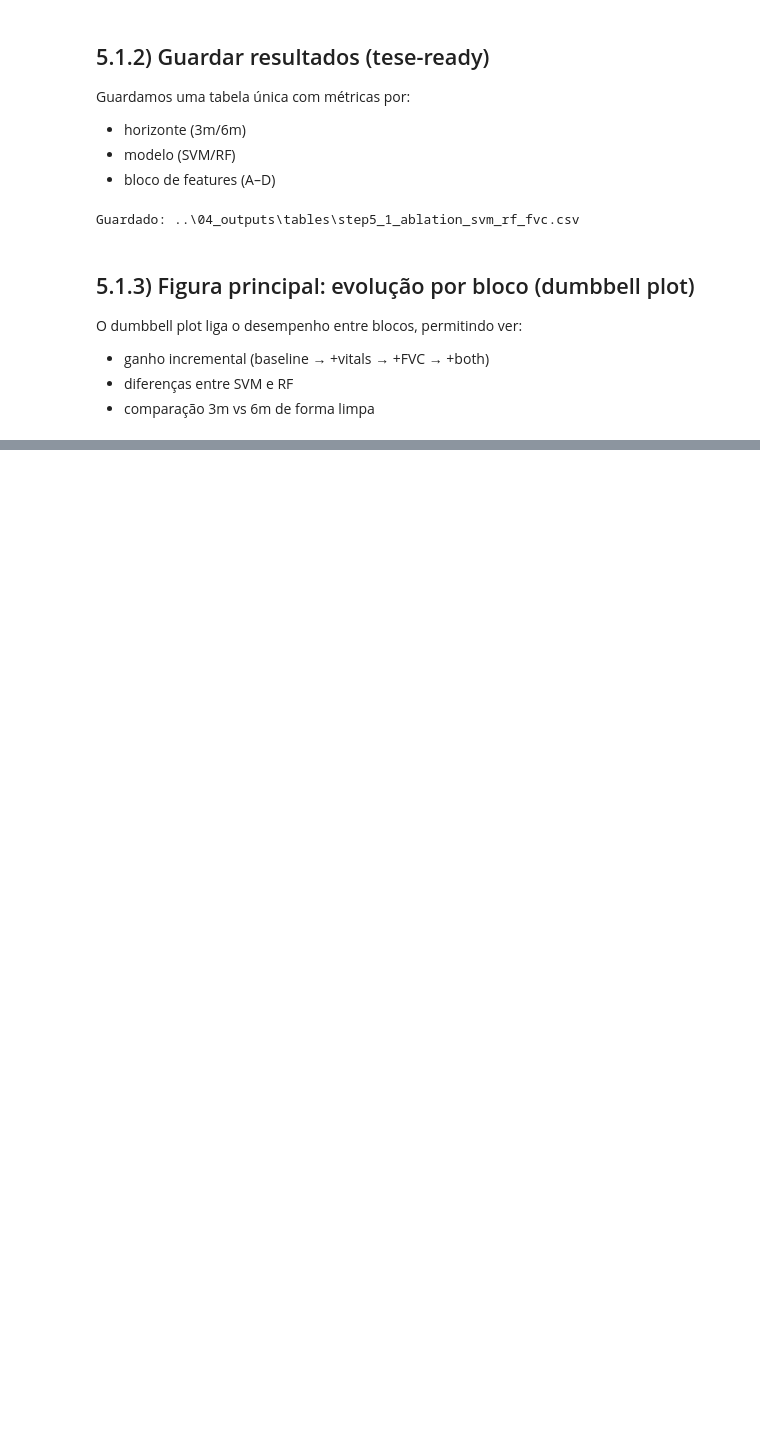
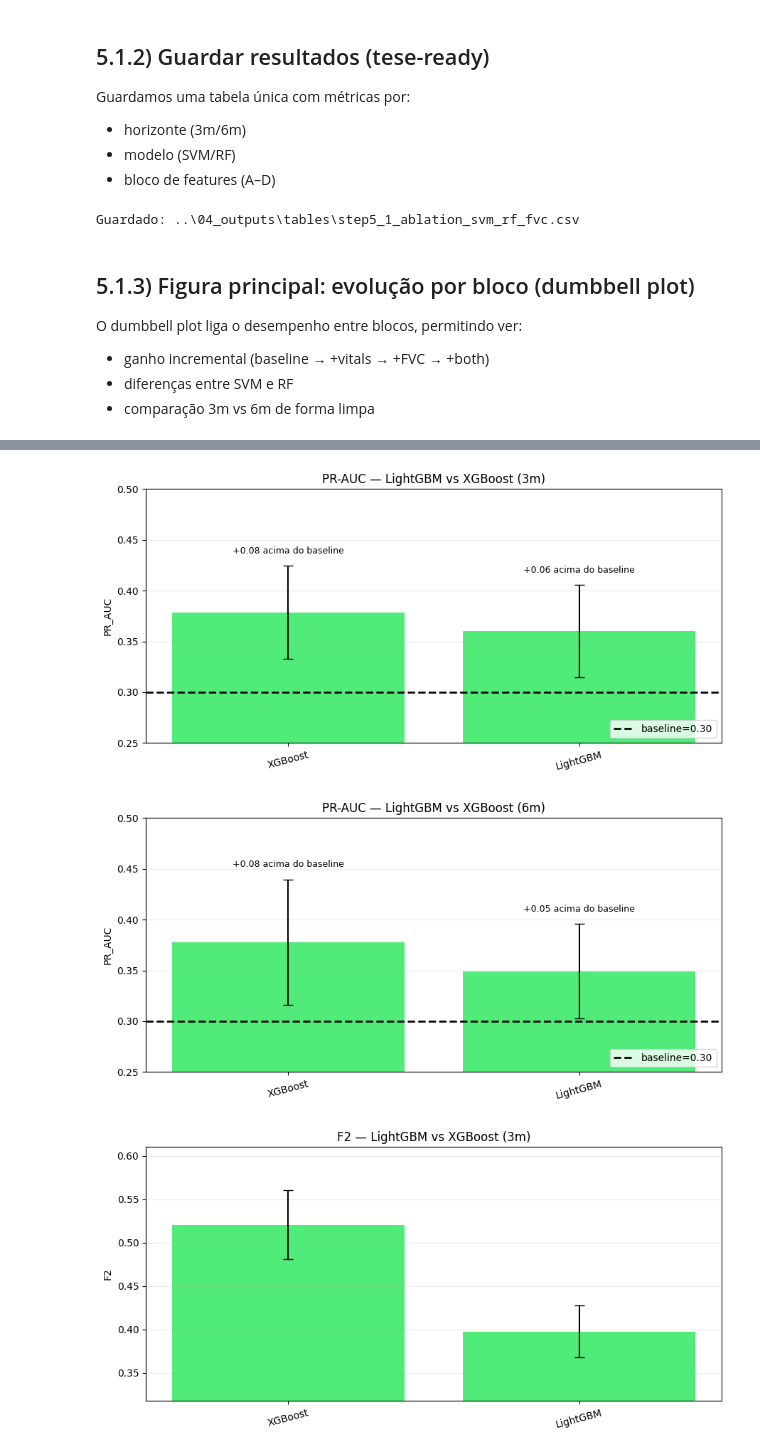
Before and after one commit to NotAnnieMore/ALSThesis, a Jupyter notebook: 02_notebooks/03_step5_train_models.ipynb, the cells around one changed output, grey strips where cells are left out. Cells and saved outputs as stored; diff of their text form; code cells hidden in the pictures; blank space fills up the shorter version.

```diff
--- a/02_notebooks/03_step5_train_models.ipynb
+++ b/02_notebooks/03_step5_train_models.ipynb
@@ -1117,0 +1135,21 @@ Guardado: ..\04_outputs\tables\step5_logreg_results.csv
+# %%
+import numpy as np
+import pandas as pd
+
+from sklearn.model_selection import GroupKFold
+from sklearn.pipeline import Pipeline
+from sklearn.metrics import (
+    average_precision_score, f1_score, fbeta_score, confusion_matrix
+)
+
+try:
+    from xgboost import XGBClassifier
+except Exception as e:
+    XGBClassifier = None
+    print("[AVISO] xgboost não está disponível:", e)
+
+try:
+    from lightgbm import LGBMClassifier
+except Exception as e:
+    LGBMClassifier = None
+    print("[AVISO] lightgbm não está disponível:", e)
@@ -1117,0 +1388,28 @@ Guardado: ..\04_outputs\tables\step5_logreg_results.csv
+# %%
+# só para ver rapidamente PR-AUC e F2 destes 2 modelos
+g3 = gbdt_results[gbdt_results["horizon"]=="3m"]
+g6 = gbdt_results[gbdt_results["horizon"]=="6m"]
+
+plot_metric_bars(g3, "PR_AUC_mean", "PR_AUC_std",
+                 "PR-AUC — LightGBM vs XGBoost (3m)",
+                 outfile=os.path.join(OUT_FIGURES, "step5_pr_auc_gbdt_3m.png"),
+                 baseline=0.30, y_min=0.25, y_max=0.50)
+
+plot_metric_bars(g6, "PR_AUC_mean", "PR_AUC_std",
+                 "PR-AUC — LightGBM vs XGBoost (6m)",
+                 outfile=os.path.join(OUT_FIGURES, "step5_pr_auc_gbdt_6m.png"),
+                 baseline=0.30, y_min=0.25, y_max=0.50)
+
+plot_metric_bars(g3, "F2_mean", "F2_std",
+                 "F2 — LightGBM vs XGBoost (3m)",
+                 outfile=os.path.join(OUT_FIGURES, "step5_f2_gbdt_3m.png"),
+                 baseline=None, y_min=None, y_max=None)
+
+plot_metric_bars(g6, "F2_mean", "F2_std",
+                 "F2 — LightGBM vs XGBoost (6m)",
+                 outfile=os.path.join(OUT_FIGURES, "step5_f2_gbdt_6m.png"),
+                 baseline=None, y_min=None, y_max=None)
+# %% [output]
+[figure, added]
+[figure, added]
+[figure, added]
```
Also changed, not shown: parts of 23 cells of this notebook, 3 other files.
